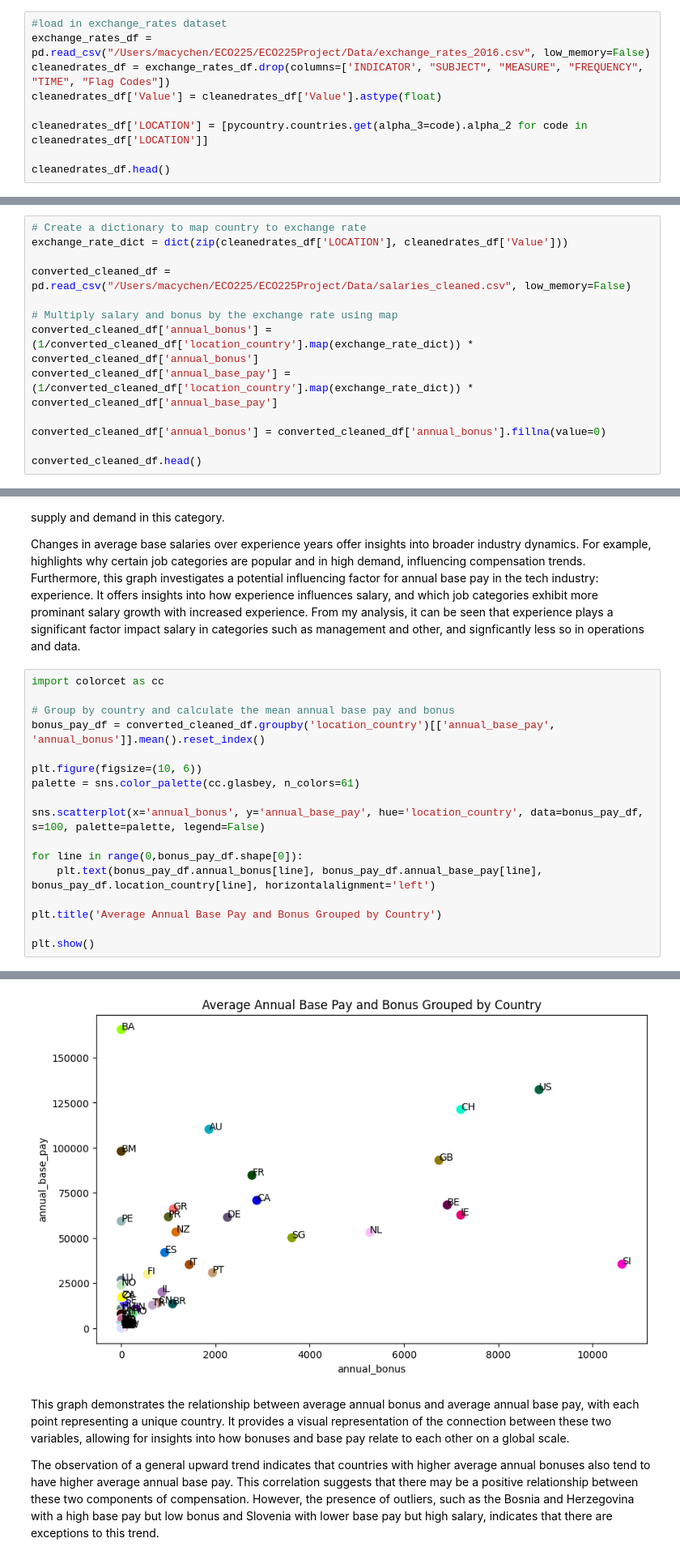
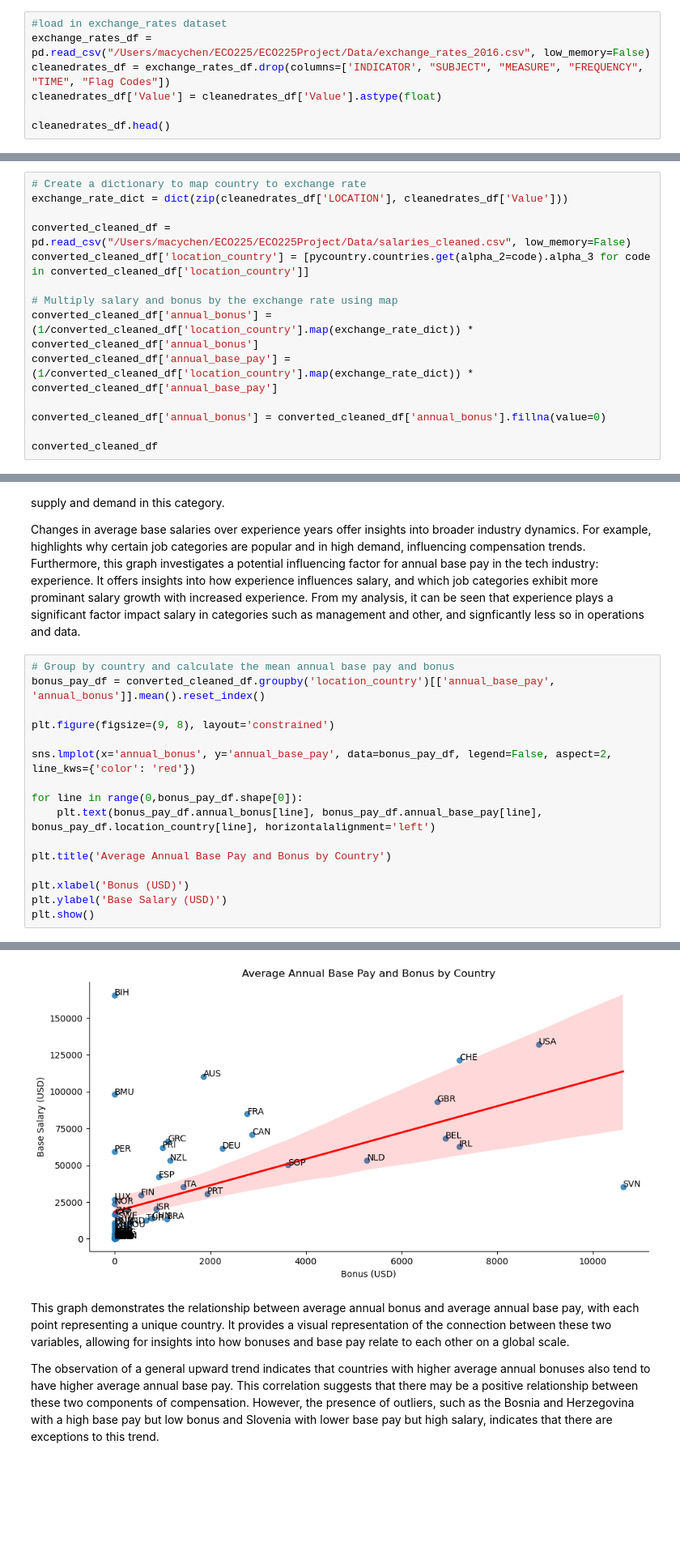
Before and after one commit to ECO225-W2024/project-one-code-macy-chen, a Jupyter notebook: Project Two.ipynb, the cells around one changed output, grey strips where cells are left out. Shown at 81% size. Saved outputs shown, nothing was run; the diff lists cells and outputs as text; blank space fills up the shorter version.

```diff
--- a/Project Two.ipynb
+++ b/Project Two.ipynb
@@ -99,8 +111,6 @@ exchange_rates_df = pd.read_csv("/Users/macychen/ECO225/ECO225Project/Data/excha
 cleanedrates_df = exchange_rates_df.drop(columns=['INDICATOR', "SUBJECT", "MEASURE", "FREQUENCY", "TIME", "Flag Codes"])
 cleanedrates_df['Value'] = cleanedrates_df['Value'].astype(float)
 
-cleanedrates_df['LOCATION'] = [pycountry.countries.get(alpha_3=code).alpha_2 for code in cleanedrates_df['LOCATION']]
-
 cleanedrates_df.head()
 # %% [output]
 |  | LOCATION | Value |
@@ -114,6 +124,7 @@ cleanedrates_df.head()
 exchange_rate_dict = dict(zip(cleanedrates_df['LOCATION'], cleanedrates_df['Value']))
 
 converted_cleaned_df = pd.read_csv("/Users/macychen/ECO225/ECO225Project/Data/salaries_cleaned.csv", low_memory=False)
+converted_cleaned_df['location_country'] = [pycountry.countries.get(alpha_2=code).alpha_3 for code in converted_cleaned_df['location_country']]
 
 # Multiply salary and bonus by the exchange rate using map
 converted_cleaned_df['annual_bonus'] = (1/converted_cleaned_df['location_country'].map(exchange_rate_dict)) * converted_cleaned_df['annual_bonus']
@@ -121,6 +132,6 @@ converted_cleaned_df['annual_base_pay'] = (1/converted_cleaned_df['location_coun
 
 converted_cleaned_df['annual_bonus'] = converted_cleaned_df['annual_bonus'].fillna(value=0)
 
-converted_cleaned_df.head()
+converted_cleaned_df
 # %% [output]
 |  | employer_name | location_name | location_state | location_country | location_latitude | location_longitude | ... |
@@ -246,20 +268,19 @@ Interestingly, despite software being the most popular and highest paying cateog
 
 Changes in average base salaries over experience years offer insights into broader industry dynamics. For example, highlights why certain job categories are popular and in high demand, influencing compensation trends. Furthermore, this graph investigates a potential influencing factor for annual base pay in the tech industry: experience. It offers insights into how experience influences salary, and which job categories exhibit more prominant salary growth with increased experience. From my analysis, it can be seen that experience plays a significant factor impact salary in categories such as management and other, and signficantly less so in operations and data.
 # %%
-import colorcet as cc
-
 # Group by country and calculate the mean annual base pay and bonus
 bonus_pay_df = converted_cleaned_df.groupby('location_country')[['annual_base_pay', 'annual_bonus']].mean().reset_index()
 
-plt.figure(figsize=(10, 6))
-palette = sns.color_palette(cc.glasbey, n_colors=61)
+plt.figure(figsize=(9, 8), layout='constrained')
 
-sns.scatterplot(x='annual_bonus', y='annual_base_pay', hue='location_country', data=bonus_pay_df, s=100, palette=palette, legend=False)
+sns.lmplot(x='annual_bonus', y='annual_base_pay', data=bonus_pay_df, legend=False, aspect=2, line_kws={'color': 'red'})
 
 for line in range(0,bonus_pay_df.shape[0]):
     plt.text(bonus_pay_df.annual_bonus[line], bonus_pay_df.annual_base_pay[line], bonus_pay_df.location_country[line], horizontalalignment='left')
 
-plt.title('Average Annual Base Pay and Bonus Grouped by Country')
+plt.title('Average Annual Base Pay and Bonus by Country')
 
+plt.xlabel('Bonus (USD)')
+plt.ylabel('Base Salary (USD)')
 plt.show()
 # %% [output]
@@ -266,4 +288,4 @@ plt.show()
-[figure, old version]
+[figure, new version]
 # %% [markdown]
 This graph demonstrates the relationship between average annual bonus and average annual base pay, with each point representing a unique country. It provides a visual representation of the connection between these two variables, allowing for insights into how bonuses and base pay relate to each other on a global scale.
 
```
Also changed, not shown: parts of 22 cells of this notebook.
